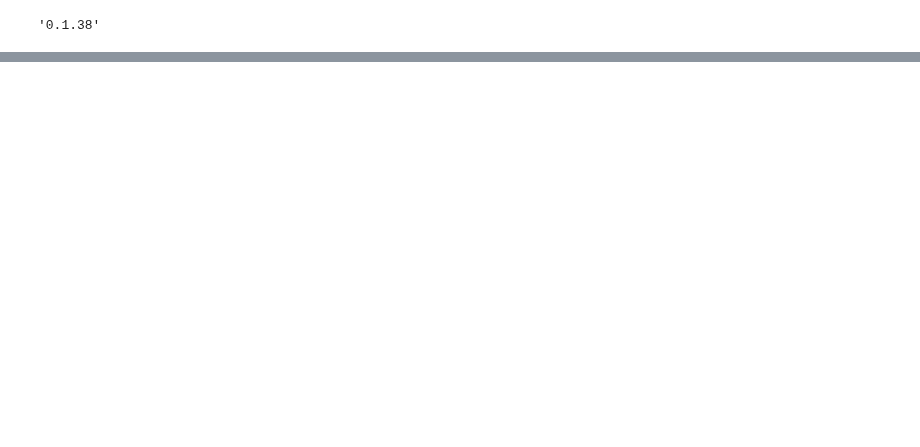
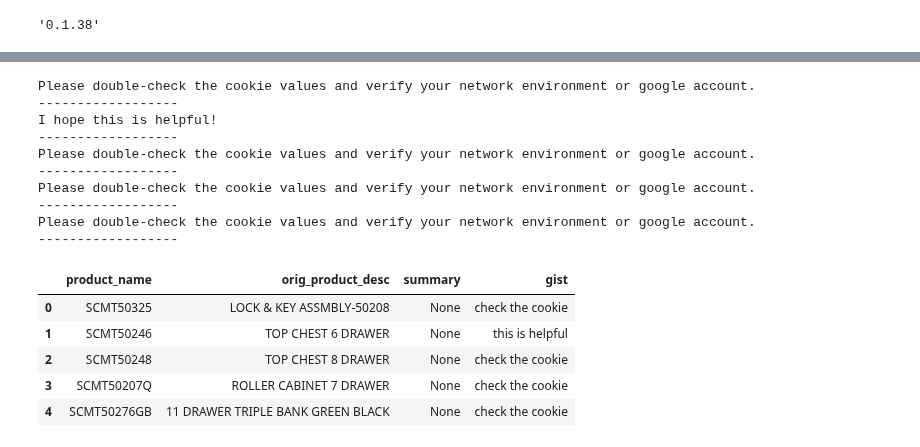
Before and after one commit to srilamaiti/ml_works, a Jupyter notebook: bardapi.ipynb, the cells around one changed output, grey strips where cells are left out. Saved outputs shown, nothing was run; the diff lists cells and outputs as text; code cells hidden in the pictures; blank space fills up the shorter version.

```diff
--- a/bardapi.ipynb
+++ b/bardapi.ipynb
@@ -15,0 +50,2 @@ bardapi.__version__
+# %%
+df = df[['PROD_ID', 'PROD_DESC']]
@@ -32,0 +121,13 @@ print(bard.get_answer(input_text))
+# %%
+product_desc = "11 DRAWER TRIPLE BANK GREEN BLACK"
+# %%
+product_desc = ''.join([i for i in product_desc if not i.isdigit()])
+product_desc = re.sub(r'[^\w]', ' ', product_desc)
+product_desc = ' '.join(product_desc.split())
+print(product_desc)
+keywords = kw_model.extract_keywords(product_desc)
+print(keywords)
+trigram_kw_desc = kw_model.extract_keywords(product_desc, keyphrase_ngram_range=(1, 3), stop_words=None)
+top_trigram_kw_desc = trigram_kw_desc[0][0]
+print(trigram_kw_desc)
+print(top_trigram_kw_desc)
@@ -32,0 +139,4 @@ print(bard.get_answer(input_text))
+# %%
+input_text = f"classify product category for {top_trigram_kw_desc}"
+response = bard.get_answer(input_text)['content']
+print(response)
@@ -32,0 +165,58 @@ print(bard.get_answer(input_text))
+# %%
+enhanced_list = []
+for e in df.values.tolist()[:5]:
+    product_name, orig_product_desc = e[0], e[1]
+    product_desc = ''.join([i for i in orig_product_desc if not i.isdigit()])
+    product_desc = re.sub(r'[^\w]', ' ', product_desc)
+    product_desc = ' '.join(product_desc.split())
+    trigram_kw_desc = kw_model.extract_keywords(product_desc, keyphrase_ngram_range=(1, 3), stop_words=None)
+    top_trigram_kw_desc = trigram_kw_desc[0][0]
+    input_text = f"classify product category for {top_trigram_kw_desc}"
+    try:
+        response = bard.get_answer(input_text)['content']
+        #print(response)
+        #print("--------------------------------------------------------------------")
+        summary_response = bard.get_answer(f"summarize in 10 words {response}")['content'].split("\n")[-1]
+        gist = kw_model.extract_keywords(summary_response.split("\n")[-1], keyphrase_ngram_range=(1, 3), stop_words=None)[0][0]
+        print(summary_response)
+        print("------------------")
+        product_category = [e for e in response.split("\n") if e.startswith("* **Product Category:**")][0].split("* **Product Category:** ")[1]
+        specific_product_type = [e for e in response.split("\n") if e.startswith("* **Specific Product Type:**")][0].split("* **Specific Product Type:** ")[1]
+        sub_category = [e for e in response.split("\n") if e.startswith("* **Subcategory:**")][0].split("* **Subcategory:** ")[1]
+        additional_category_desc = [e for e in response.split("\n") if e.startswith("* **Additional Category Descriptors:**")][0].split("* **Additional Category Descriptors:** ")[1]
+        #temp_details = (product_name, orig_product_desc, summary_response, product_category, specific_product_type, sub_category, additional_category_desc)
+        temp_details = (product_name, orig_product_desc, summary_response, gist)
+        print(temp_details)
+    except:
+        product_category = None
+        specific_product_type = None
+        sub_category = None
+        additional_category_desc = None
+        summary_response = None
+        #temp_details = (product_name, orig_product_desc, summary_response, product_category, specific_product_type, sub_category, additional_category_desc)
+        temp_details = (product_name, orig_product_desc, summary_response, gist)
+
+    #temp_details = (product_name, orig_product_desc, summary_response, product_category, specific_product_type, sub_category, additional_category_desc)
+    #temp_details = (product_name, orig_product_desc, summary_response, gist)
+    enhanced_list.append(temp_details)
+df_enhanced_prod_desc = pd.DataFrame(enhanced_list)
+#df_enhanced_prod_desc.columns = ['product_name', 'orig_product_desc', 'summary', 'product_category', 'specific_product_type', 'sub_category', 'additional_category_desc']
+df_enhanced_prod_desc.columns = ['product_name', 'orig_product_desc', 'summary', 'gist']
+df_enhanced_prod_desc
+# %% [output]
+Please double-check the cookie values and verify your network environment or google account.
+------------------
+I hope this is helpful!
+------------------
+Please double-check the cookie values and verify your network environment or google account.
+------------------
+Please double-check the cookie values and verify your network environment or google account.
+------------------
+Please double-check the cookie values and verify your network environment or google account.
+------------------
+|  | product_name | orig_product_desc | summary | gist |
+| 0 | SCMT50325 | LOCK & KEY ASSMBLY-50208 | None | check the cookie |
+| 1 | SCMT50246 | TOP CHEST 6 DRAWER | None | this is helpful |
+| 2 | SCMT50248 | TOP CHEST 8 DRAWER | None | check the cookie |
+| 3 | SCMT50207Q | ROLLER CABINET 7 DRAWER | None | check the cookie |
+| 4 | SCMT50276GB | 11 DRAWER TRIPLE BANK GREEN BLACK | None | check the cookie |
```
Also changed, not shown: parts of 17 cells of this notebook.
